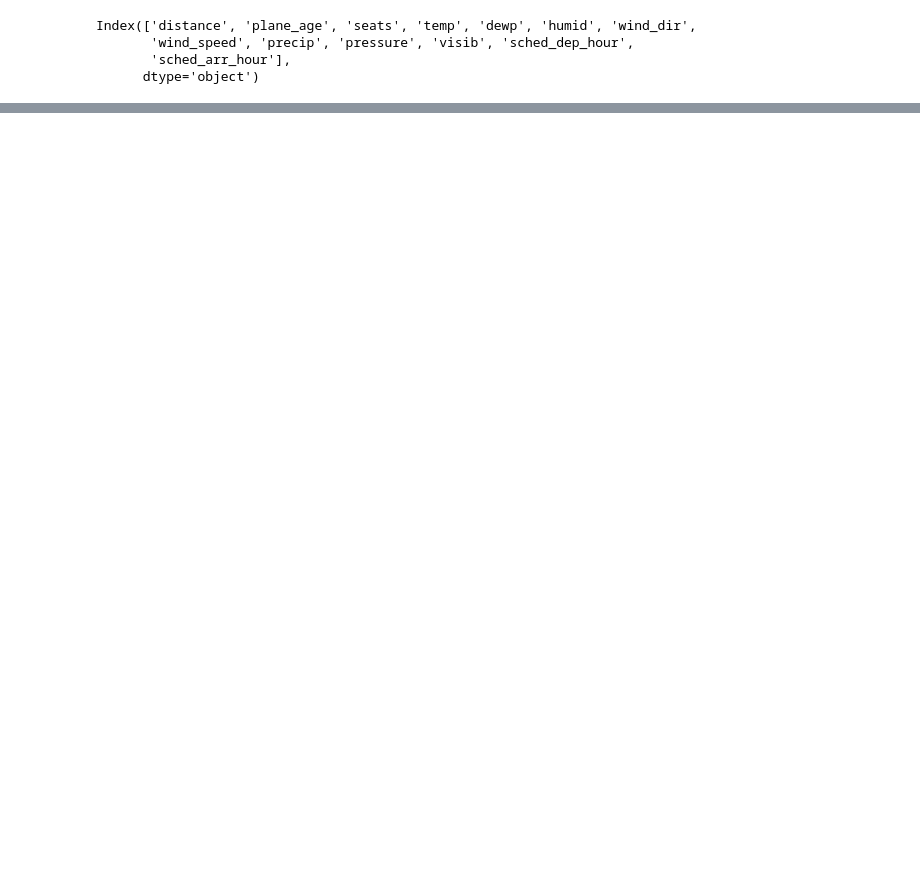
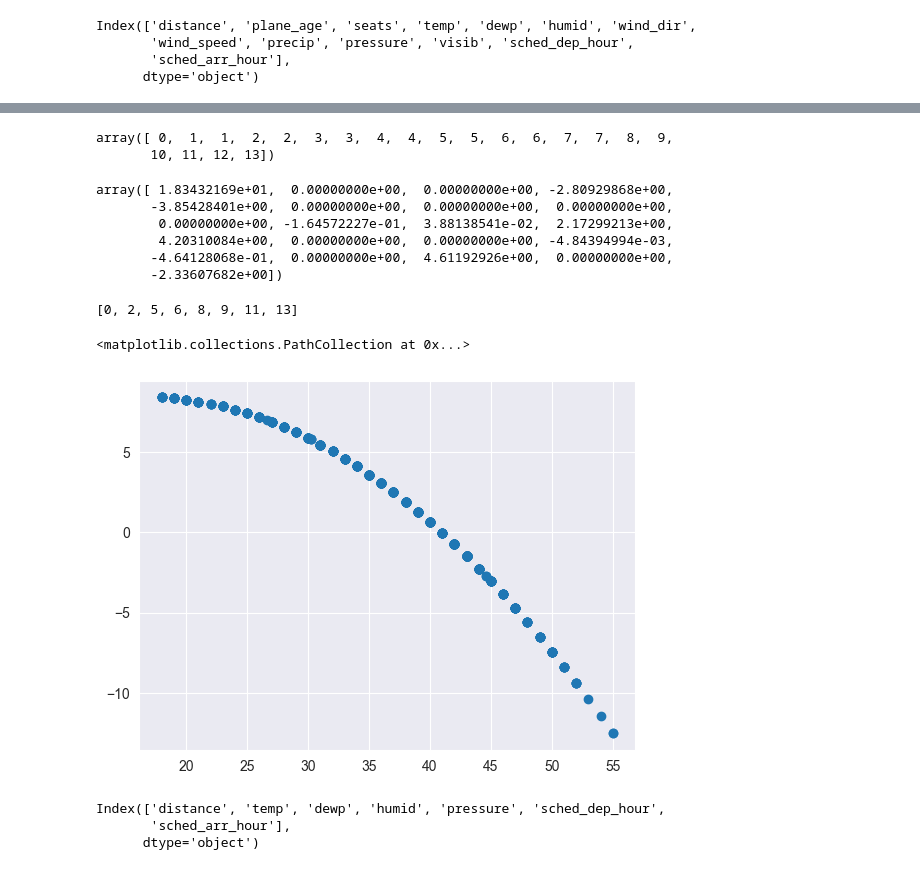
Before and after one commit to yiling-h/SI-Interaction, a Jupyter notebook: selectinf/flights/flights_example.ipynb, the cells around one changed output, grey strips where cells are left out. Saved outputs shown, nothing was run; the diff lists cells and outputs as text; code cells hidden in the pictures; blank space fills up the shorter version.

```diff
--- a/selectinf/flights/flights_example.ipynb
+++ b/selectinf/flights/flights_example.ipynb
@@ -787,0 +817,30 @@ sorted(main_effects_freq_MLE.items(), key=lambda kv: kv[1], reverse=True)
+# %%
+groups_train
+# %% [output]
+array([ 0,  1,  1,  2,  2,  3,  3,  4,  4,  5,  5,  6,  6,  7,  7,  8,  9,
+       10, 11, 12, 13])
+# %%
+soln_MLE
+# %% [output]
+array([ 1.83432169e+01,  0.00000000e+00,  0.00000000e+00, -2.80929868e+00,
+       -3.85428401e+00,  0.00000000e+00,  0.00000000e+00,  0.00000000e+00,
+        0.00000000e+00, -1.64572227e-01,  3.88138541e-02,  2.17299213e+00,
+        4.20310084e+00,  0.00000000e+00,  0.00000000e+00, -4.84394994e-03,
+       -4.64128068e-01,  0.00000000e+00,  4.61192926e+00,  0.00000000e+00,
+       -2.33607682e+00])
+# %%
+selected_groups_MLE
+# %% [output]
+[0, 2, 5, 6, 8, 9, 11, 13]
+# %%
+plt.scatter(y=design_train[:,groups_train == 2] @ soln_MLE[groups_train == 2],
+            x=x_train_nl['temp'])
+# %% [output]
+<matplotlib.collections.PathCollection at 0x...>
+[figure, added]
+# %%
+x_train_nl.columns
+# %% [output]
+Index(['distance', 'temp', 'dewp', 'humid', 'pressure', 'sched_dep_hour',
+       'sched_arr_hour'],
+      dtype='object')
```
Also changed, not shown: parts of 85 cells of this notebook, 2 other files.
